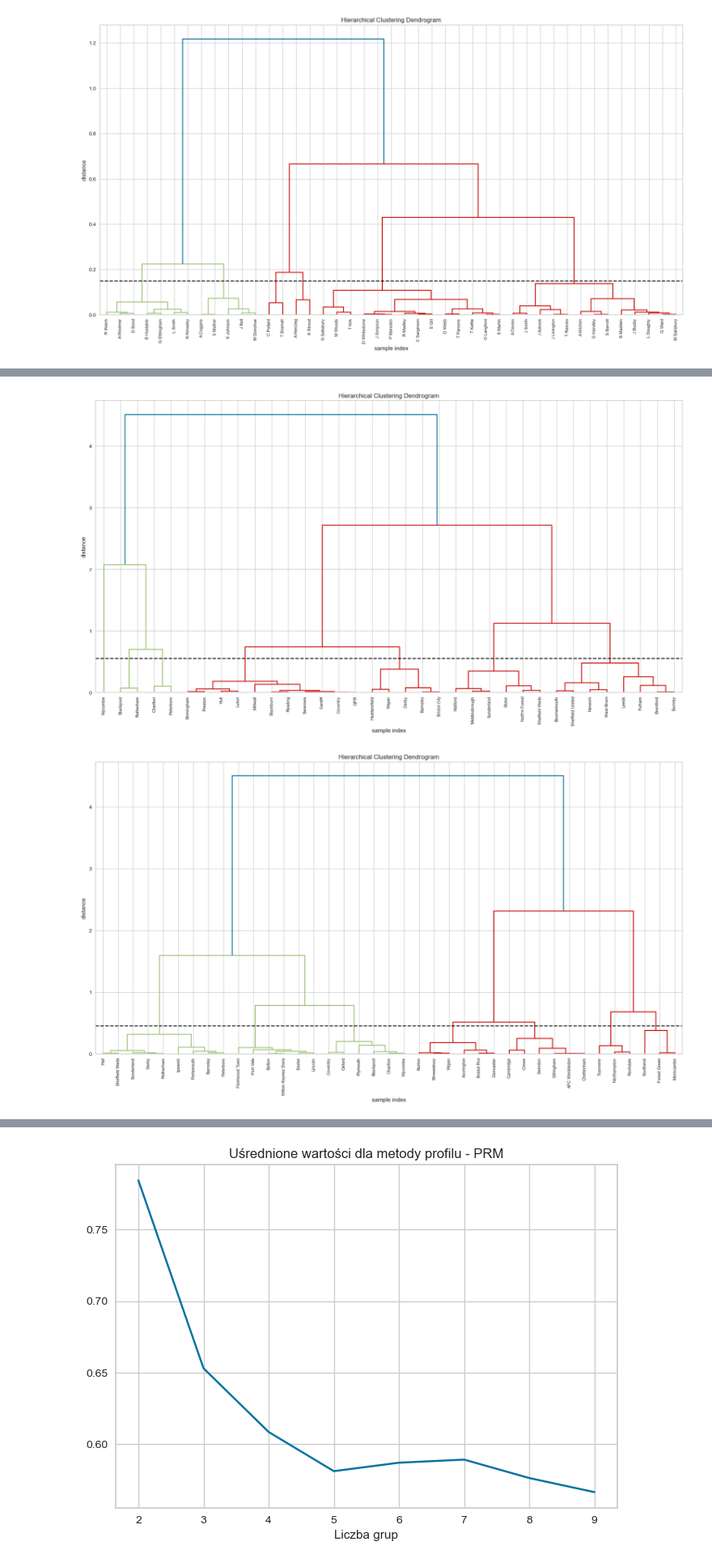
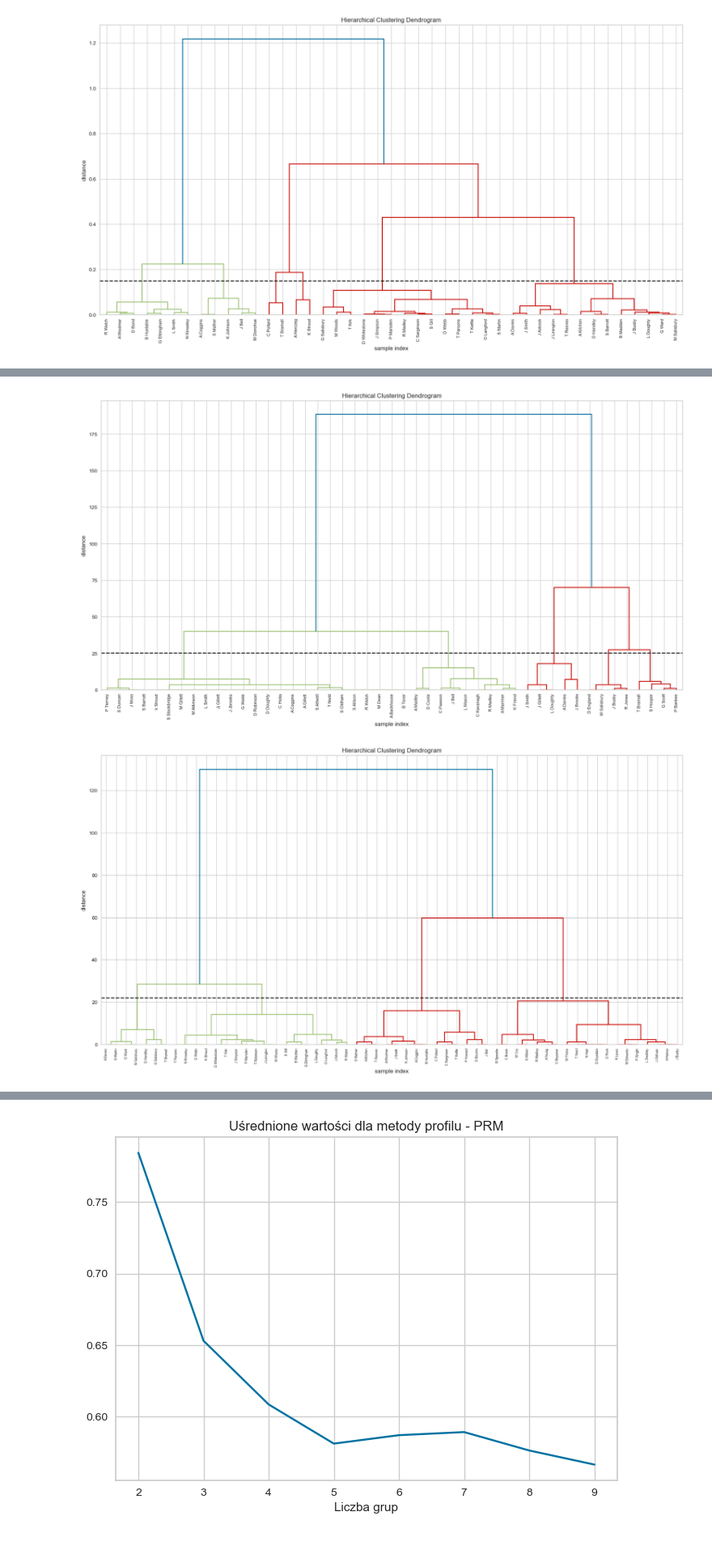
Before and after one commit to jakubzie/HackathonAGH, a Jupyter notebook: cluster_analysis.ipynb, the cells around one changed output, grey strips where cells are left out. Shown: that part at 81% size. Drawn from its saved outputs; the diff is of its cells as text; code cells hidden in the pictures.

```diff
--- a/jz.ipynb
+++ b/cluster_analysis.ipynb
@@ -129,21 +129,21 @@ plt.show()
 [figure]
 [figure]
 # %%
-PRM_b = PRM[["HomeTeam","B365H"]]
-PRM_b = PRM_b.set_index("HomeTeam")
-PRM_b = PRM_b.groupby("HomeTeam").mean()
+PRM_b = PRM[["Referee","FTR"]]
+PRM_b = PRM_b.set_index("Referee")
+PRM_b = PRM_b.groupby("Referee").count()
 
-CHA_b = CHA[["HomeTeam","B365H"]]
-CHA_b = CHA_b.set_index("HomeTeam")
-CHA_b = CHA_b.groupby("HomeTeam").mean()
+CHA_b = CHA[["Referee","B365H"]]
+CHA_b = CHA_b.set_index("Referee")
+CHA_b = CHA_b.groupby("Referee").count()
 
-L1_b = L1[["HomeTeam","B365H"]]
-L1_b = L1_b.set_index("HomeTeam")
-L1_b = L1_b.groupby("HomeTeam").mean()
+L1_b = L1[["Referee","B365H"]]
+L1_b = L1_b.set_index("Referee")
+L1_b = L1_b.groupby("Referee").count()
 
-L2_b = L2[["HomeTeam","B365H"]]
-L2_b = L2_b.set_index("HomeTeam")
-L2_b = L2_b.groupby("HomeTeam").mean()
+L2_b = L2[["Referee","B365H"]]
+L2_b = L2_b.set_index("Referee")
+L2_b = L2_b.groupby("Referee").count()
 # %%
 #for each dataset create a dendrogram that groups referees by their B365H odds with index as referee name
 #PRM
@@ -156,7 +156,7 @@ dendrogram(
     labels=PRM_b.index,
     leaf_rotation=90
 )
-plt.axhline(y=0.9,ls='--',c='black')
+plt.axhline(y=20,ls='--',c='black')
 plt.show()
 
 #CHA
@@ -169,7 +169,7 @@ dendrogram(
     labels=CHA_b.index,
     leaf_rotation=90
 )
-plt.axhline(y=0.55,ls='--',c='black')
+plt.axhline(y=25,ls='--',c='black')
 plt.show()
 
 #L1
@@ -182,7 +182,7 @@ dendrogram(
     labels=L1_b.index,
     leaf_rotation=90
 )
-plt.axhline(y=0.45,ls='--',c='black')
+plt.axhline(y=22,ls='--',c='black')
 plt.show()
 
 #L2
@@ -195,6 +195,6 @@ dendrogram(
     labels=L2_b.index,
     leaf_rotation=90
 )
-plt.axhline(y=0.5,ls='--',c='black')
+plt.axhline(y=15,ls='--',c='black')
 plt.show()
 # %% [output]
@@ -202,2 +202,2 @@ plt.show()
-[figure, old version]
+[figure, new version]
-[figure, old version]
+[figure, new version]
```
Also changed, not shown: parts of 1 cell of this notebook.
